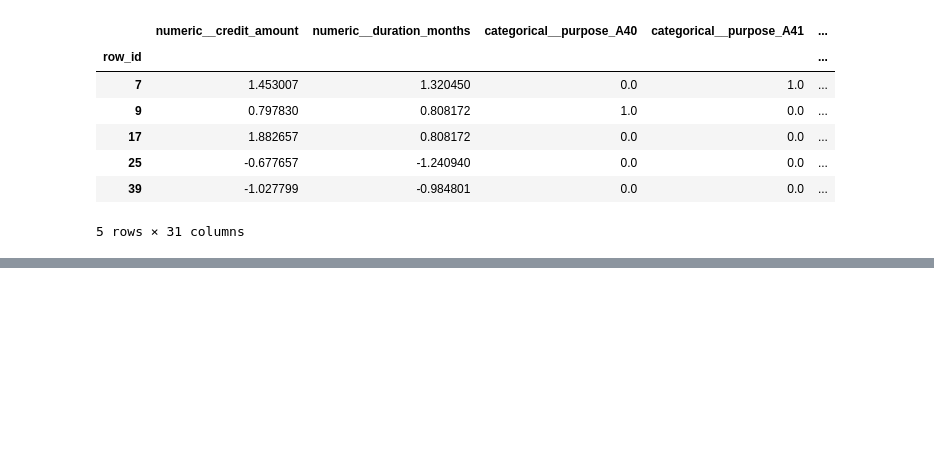
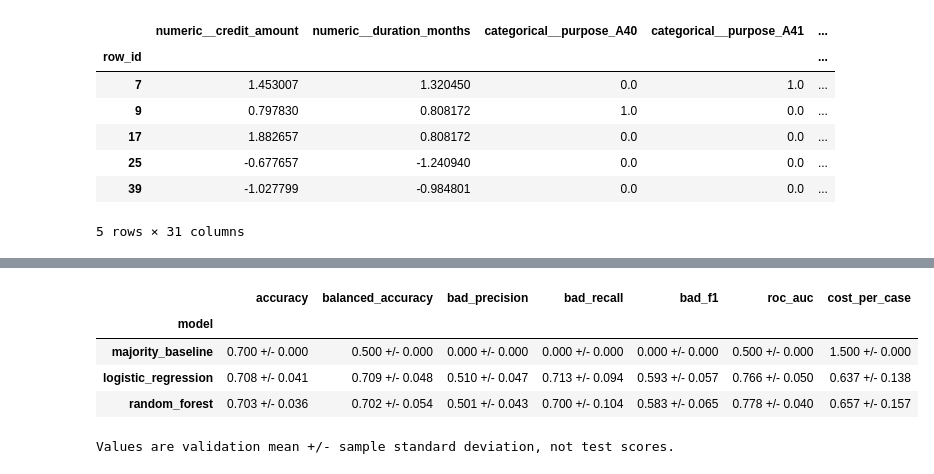
Before and after one commit to Nicolai32x/credit-scoring-ai, a Jupyter notebook: notebooks/02_model_comparison.ipynb, the cells around one changed output, grey strips where cells are left out. Cells and saved outputs as stored; diff of their text form; code cells hidden in the pictures; blank space fills up the shorter version.

Commit message:
Compare baseline and credit-risk models on development folds

```diff
--- a/notebooks/02_model_comparison.ipynb
+++ b/notebooks/02_model_comparison.ipynb
@@ -117,0 +130,7 @@ Train a simple reference approach and explain its results.
+# %%
+from train import candidate_pipelines, compare_models, save_comparison, summarize_folds
+
+candidates = candidate_pipelines()
+for name, pipeline in candidates.items():
+    print(f"{name}: {pipeline.named_steps['model']}")
+print("All candidates are unfitted here. The next cell runs the comparison.")
@@ -122 +153,29 @@ Compare models using the same data split. Tune models using training/validation
+# %%
+fold_metrics, oof_predictions = compare_models(X_dev, y_dev)
+summary = summarize_folds(fold_metrics)
+
+assert len(fold_metrics) == 15  # three candidates, five folds
+assert len(oof_predictions) == 3 * len(X_dev)
+for name, rows in oof_predictions.groupby("model", sort=False):
+    assert rows.row_id.is_unique
+    assert set(rows.row_id) == set(X_dev.index)
+assert (fold_metrics.training_cases == 640).all()
+assert (fold_metrics.validation_cases == 160).all()
+
+from evaluate import METRICS
+readable_summary = summary[["model"]].copy()
+for metric in METRICS:
+    readable_summary[metric] = [
+        f"{mean:.3f} +/- {std:.3f}"
+        for mean, std in zip(summary[f"{metric}_mean"], summary[f"{metric}_std"])
+    ]
+display(readable_summary.set_index("model"))
+print("Values are validation mean +/- sample standard deviation, not test scores.")
+# %% [output]
+|  | accuracy | balanced_accuracy | bad_precision | bad_recall | bad_f1 | roc_auc | cost_per_case |
+| model |  |  |  |  |  |  |  |
+| majority_baseline | 0.700 +/- 0.000 | 0.500 +/- 0.000 | 0.000 +/- 0.000 | 0.000 +/- 0.000 | 0.000 +/- 0.000 | 0.500 +/- 0.000 | 1.500 +/- 0.000 |
+| logistic_regression | 0.708 +/- 0.041 | 0.709 +/- 0.048 | 0.510 +/- 0.047 | 0.713 +/- 0.094 | 0.593 +/- 0.057 | 0.766 +/- 0.050 | 0.637 +/- 0.138 |
+| random_forest | 0.703 +/- 0.036 | 0.702 +/- 0.054 | 0.501 +/- 0.043 | 0.700 +/- 0.104 | 0.583 +/- 0.065 | 0.778 +/- 0.040 | 0.657 +/- 0.157 |
+Values are validation mean +/- sample standard deviation, not test scores.
 # %% [markdown]
```
Also changed, not shown: parts of 9 cells of this notebook, 17 other files.
